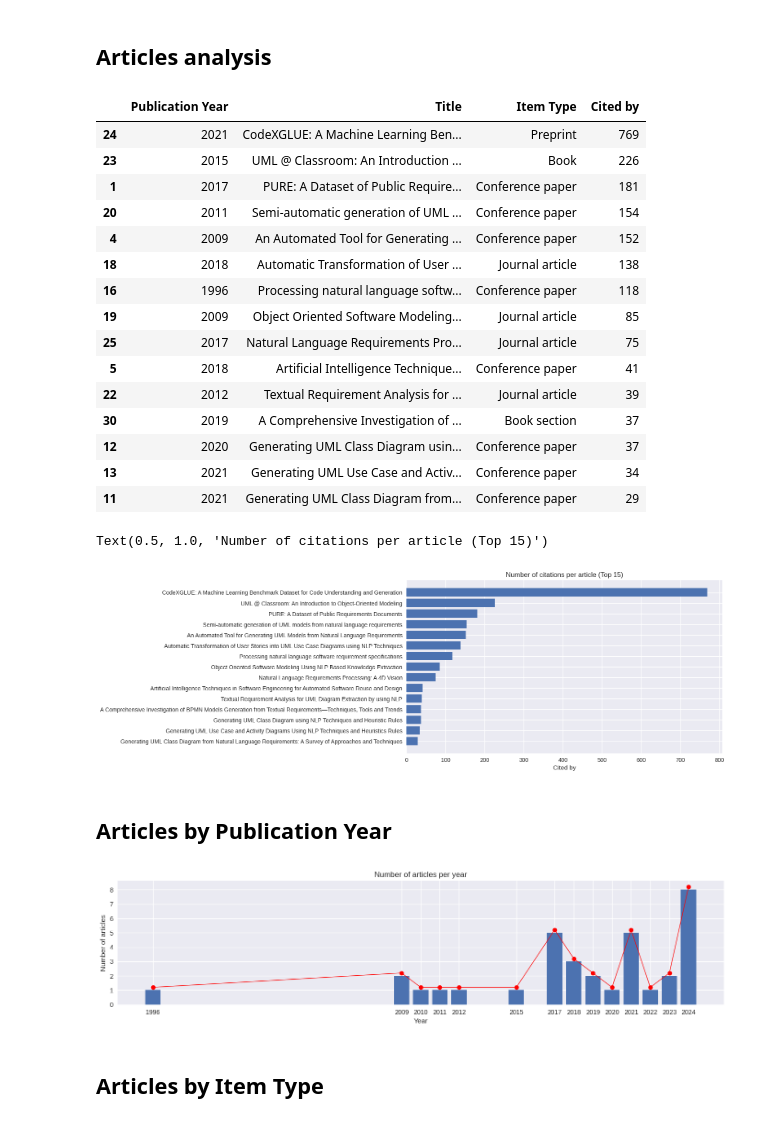
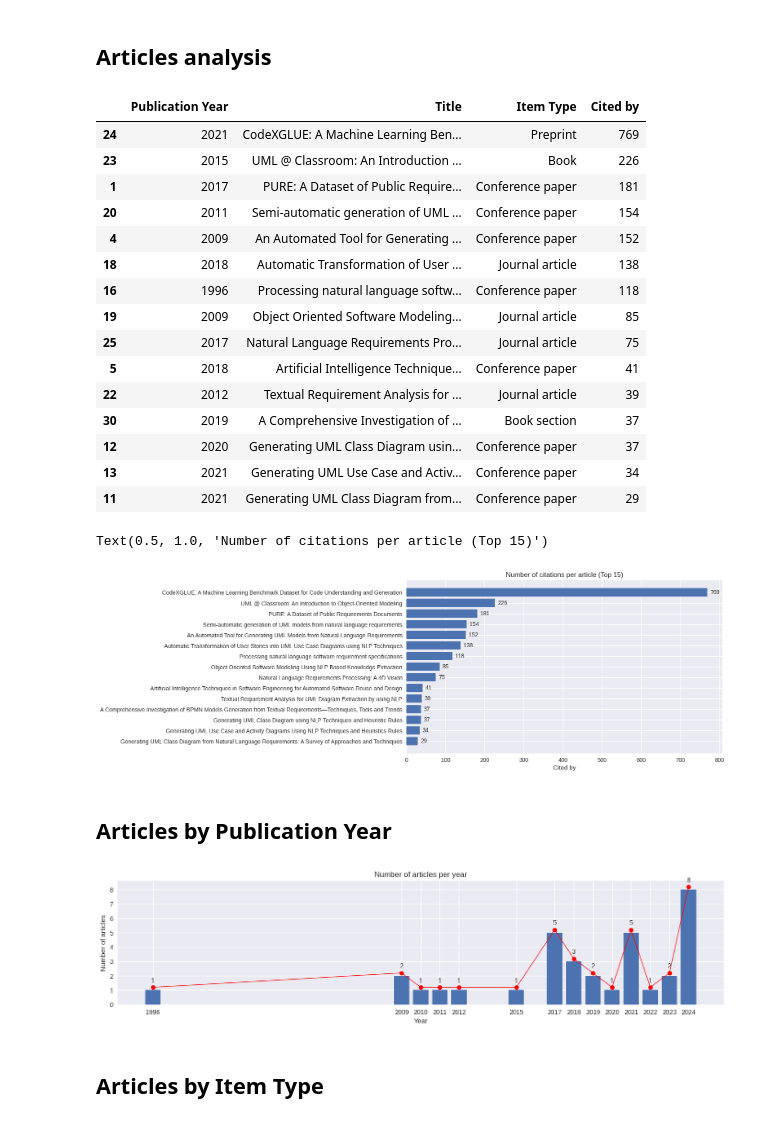
Before and after one commit to danimaniarqsoft/generative-ai-research, a Jupyter notebook: systematic-literature-review/notebook.ipynb, the cells around one changed output. Cells and saved outputs as stored; diff of their text form; code cells hidden in the pictures.

Commit message:
add: Articles assessment

```diff
--- a/systematic-literature-review/notebook.ipynb
+++ b/systematic-literature-review/notebook.ipynb
@@ -73,33 +73,34 @@ with open("queries/scopus_query.sql", "w") as text_file:
 # %%
 articles = pd.read_csv('data/articles_with_cites.csv')
 articles['Item Type'] = articles['Item Type'].replace({"preprint":"Preprint","book": "Book", "bookSection":"Book section", "journalArticle": "Journal article", "conferencePaper": "Conference paper"})
 
 articles_top = articles.sort_values(CITED_BY, ascending=False).head(15)[[PUBLICATION_YEAR,TITLE,ITEM_TYPE,CITED_BY]]
 display(articles_top)
 articles_top = articles_top.sort_values(CITED_BY, ascending=True)
 plt.figure().set_figwidth(10)
-plt.barh(articles_top['Title'], articles_top['Cited by'])
+label = plt.barh(articles_top['Title'], articles_top['Cited by'])
+plt.bar_label(label, label_type='edge', padding=5) #edge, center
 plt.xlabel('Cited by')
 plt.title('Number of citations per article (Top 15)')
 # %% [output]
 |  | Publication Year | Title | Item Type | Cited by |
 | 24 | 2021 | CodeXGLUE: A Machine Learning Ben... | Preprint | 769 |
 | 23 | 2015 | UML @ Classroom: An Introduction ... | Book | 226 |
 | 1 | 2017 | PURE: A Dataset of Public Require... | Conference paper | 181 |
 | 20 | 2011 | Semi-automatic generation of UML ... | Conference paper | 154 |
 | 4 | 2009 | An Automated Tool for Generating ... | Conference paper | 152 |
 | 18 | 2018 | Automatic Transformation of User ... | Journal article | 138 |
 | 16 | 1996 | Processing natural language softw... | Conference paper | 118 |
 | 19 | 2009 | Object Oriented Software Modeling... | Journal article | 85 |
 | 25 | 2017 | Natural Language Requirements Pro... | Journal article | 75 |
 | 5 | 2018 | Artificial Intelligence Technique... | Conference paper | 41 |
 | 22 | 2012 | Textual Requirement Analysis for ... | Journal article | 39 |
 | 30 | 2019 | A Comprehensive Investigation of ... | Book section | 37 |
 | 12 | 2020 | Generating UML Class Diagram usin... | Conference paper | 37 |
 | 13 | 2021 | Generating UML Use Case and Activ... | Conference paper | 34 |
 | 11 | 2021 | Generating UML Class Diagram from... | Conference paper | 29 |
 Text(0.5, 1.0, 'Number of citations per article (Top 15)')
-[figure, old version]
+[figure, new version]
 # %% [markdown]
 ## Articles by Publication Year
 # %%
@@ -109,18 +110,18 @@ publication_per_year = articles.groupby([PUBLICATION_YEAR])[PUBLICATION_YEAR].co
 plt.rcParams["figure.figsize"] = [13, 3.50]
 plt.figure().set_figwidth(17)
 
-plt.bar(publication_per_year.index, publication_per_year)
+label = plt.bar(publication_per_year.index, publication_per_year)
+plt.bar_label(label, label_type='edge',  padding=10) #edge, center
 plt.xticks(publication_per_year.index)
-y2 = [i+.2 for i in publication_per_year.values]
+publication_per_year_with_offset = [i+.2 for i in publication_per_year.values]
 
-plt.plot(publication_per_year.index, y2, marker='o', color='red', linewidth=0.9)
-
+plt.plot(publication_per_year.index, publication_per_year_with_offset, marker='o', color='red', linewidth=0.9)
 plt.xlabel('Year')
 plt.ylabel('Number of articles')
 plt.title('Number of articles per year')
 plt.show()
 # %% [output]
-[figure, old version]
+[figure, new version]
 # %% [markdown]
 ## Articles by Item Type
 # %%
```
Also changed, not shown: parts of 5 cells of this notebook, 1 other file.
